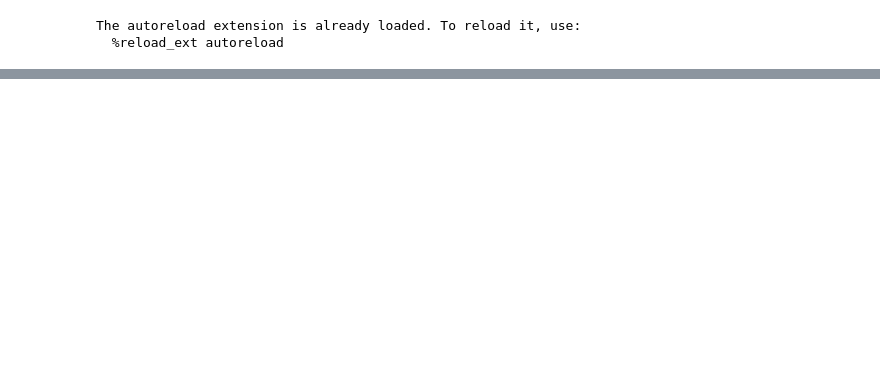
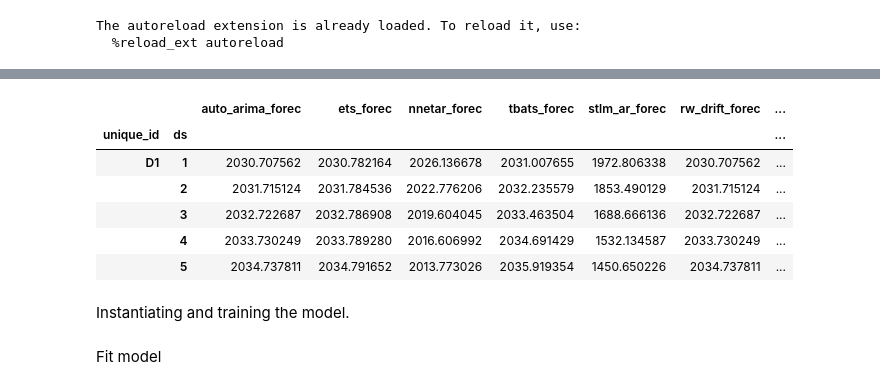
Before and after one commit to christophmark/fforma, a Jupyter notebook: comparison-fforma-r.ipynb, the cells around one changed output, grey strips where cells are left out. Drawn from its saved outputs; the diff is of its cells as text; code cells hidden in the pictures; blank space fills up the shorter version.

```diff
--- a/comparison-fforma-r.ipynb
+++ b/comparison-fforma-r.ipynb
@@ -46,0 +64,12 @@ preds = pd.read_csv('R/data/preds-fforma.csv').set_index(['unique_id', 'ds']).so
+# %%
+preds.head()
+# %% [output]
+|  |  | auto_arima_forec | ets_forec | nnetar_forec | tbats_forec | stlm_ar_forec | rw_drift_forec | ... |
+| unique_id | ds |  |  |  |  |  |  | ... |
+| D1 | 1 | 2030.707562 | 2030.782164 | 2026.136678 | 2031.007655 | 1972.806338 | 2030.707562 | ... |
+|  | 2 | 2031.715124 | 2031.784536 | 2022.776206 | 2032.235579 | 1853.490129 | 2031.715124 | ... |
+|  | 3 | 2032.722687 | 2032.786908 | 2019.604045 | 2033.463504 | 1688.666136 | 2032.722687 | ... |
+|  | 4 | 2033.730249 | 2033.789280 | 2016.606992 | 2034.691429 | 1532.134587 | 2033.730249 | ... |
+|  | 5 | 2034.737811 | 2034.791652 | 2013.773026 | 2035.919354 | 1450.650226 | 2034.737811 | ... |
+# %% [markdown]
+Instantiating and training the model.
@@ -46,0 +83,2 @@ preds = pd.read_csv('R/data/preds-fforma.csv').set_index(['unique_id', 'ds']).so
+# %% [markdown]
+Fit model
```
Also changed, not shown: parts of 22 cells of this notebook, 3 other files.
